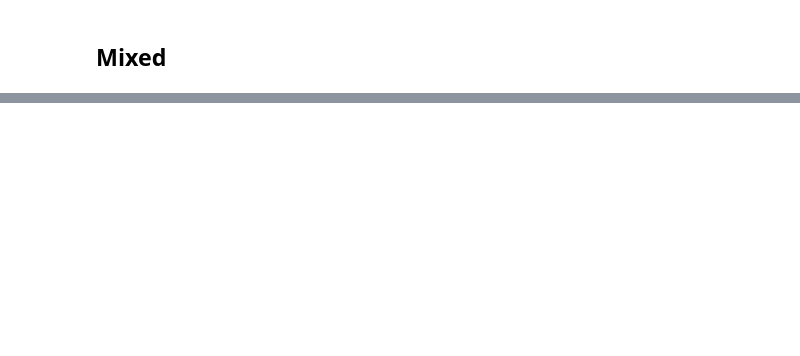
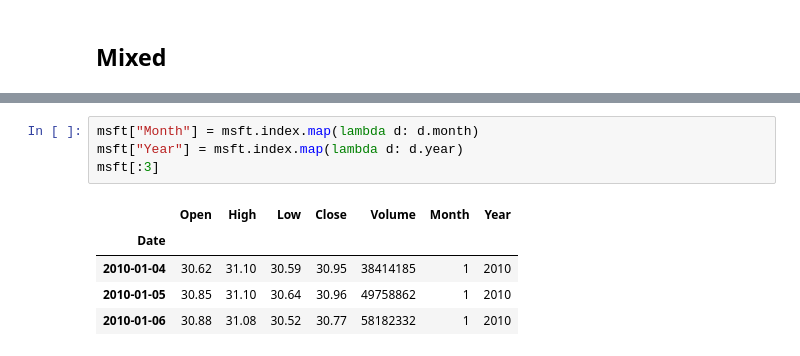
Before and after one commit to luisbelloch/pandas_notebooks, a Jupyter notebook: 02_plotting.ipynb, the cells around one changed output, grey strips where cells are left out. Drawn from its saved outputs; the diff is of its cells as text; blank space fills up the shorter version.

```diff
--- a/02_plotting.ipynb
+++ b/02_plotting.ipynb
@@ -76,0 +107,10 @@ plt.show()
+# %%
+msft["Month"] = msft.index.map(lambda d: d.month)
+msft["Year"] = msft.index.map(lambda d: d.year)
+msft[:3]
+# %% [output]
+|  | Open | High | Low | Close | Volume | Month | Year |
+| Date |  |  |  |  |  |  |  |
+| 2010-01-04 | 30.62 | 31.10 | 30.59 | 30.95 | 38414185 | 1 | 2010 |
+| 2010-01-05 | 30.85 | 31.10 | 30.64 | 30.96 | 49758862 | 1 | 2010 |
+| 2010-01-06 | 30.88 | 31.08 | 30.52 | 30.77 | 58182332 | 1 | 2010 |
```
Also changed, not shown: parts of 20 cells of this notebook.
